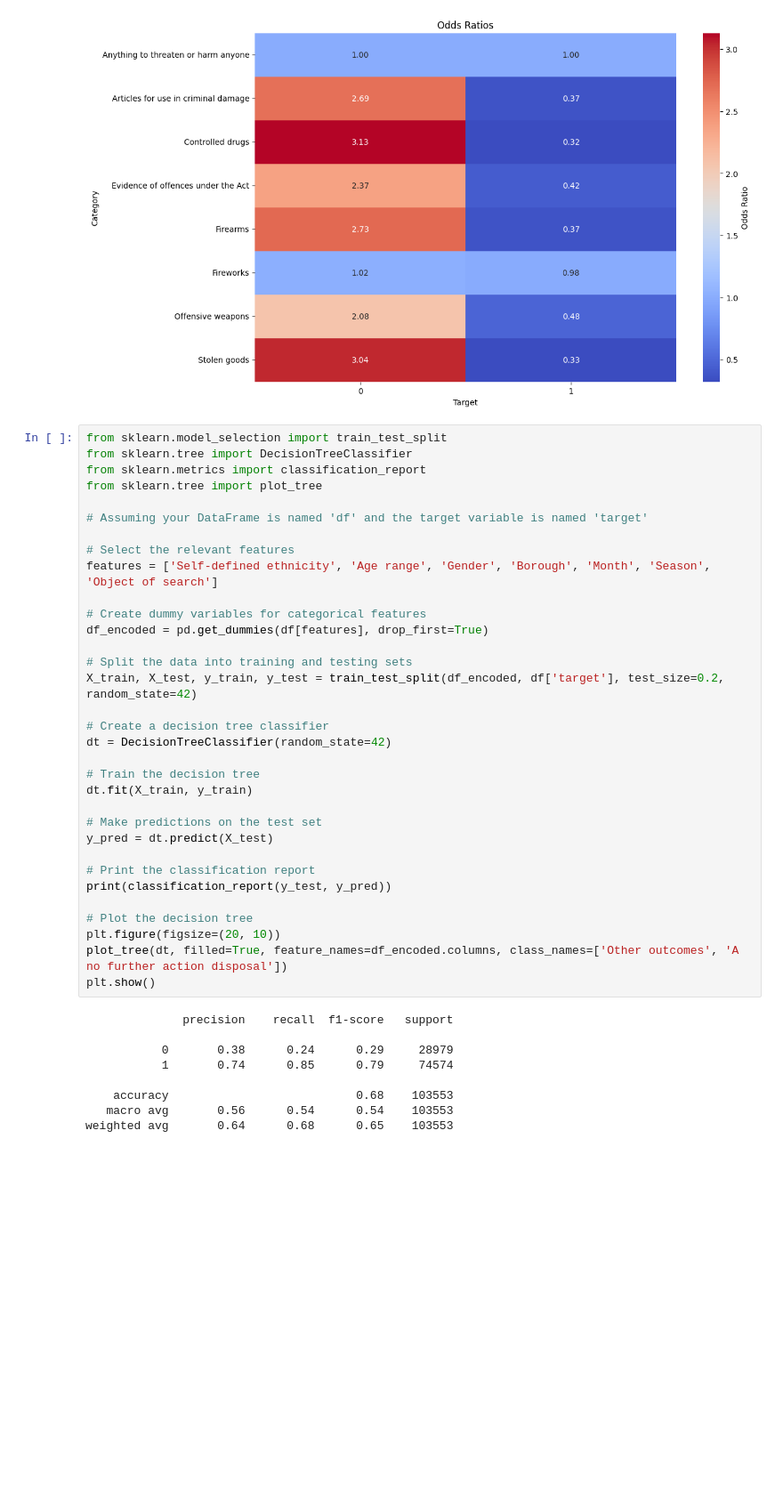
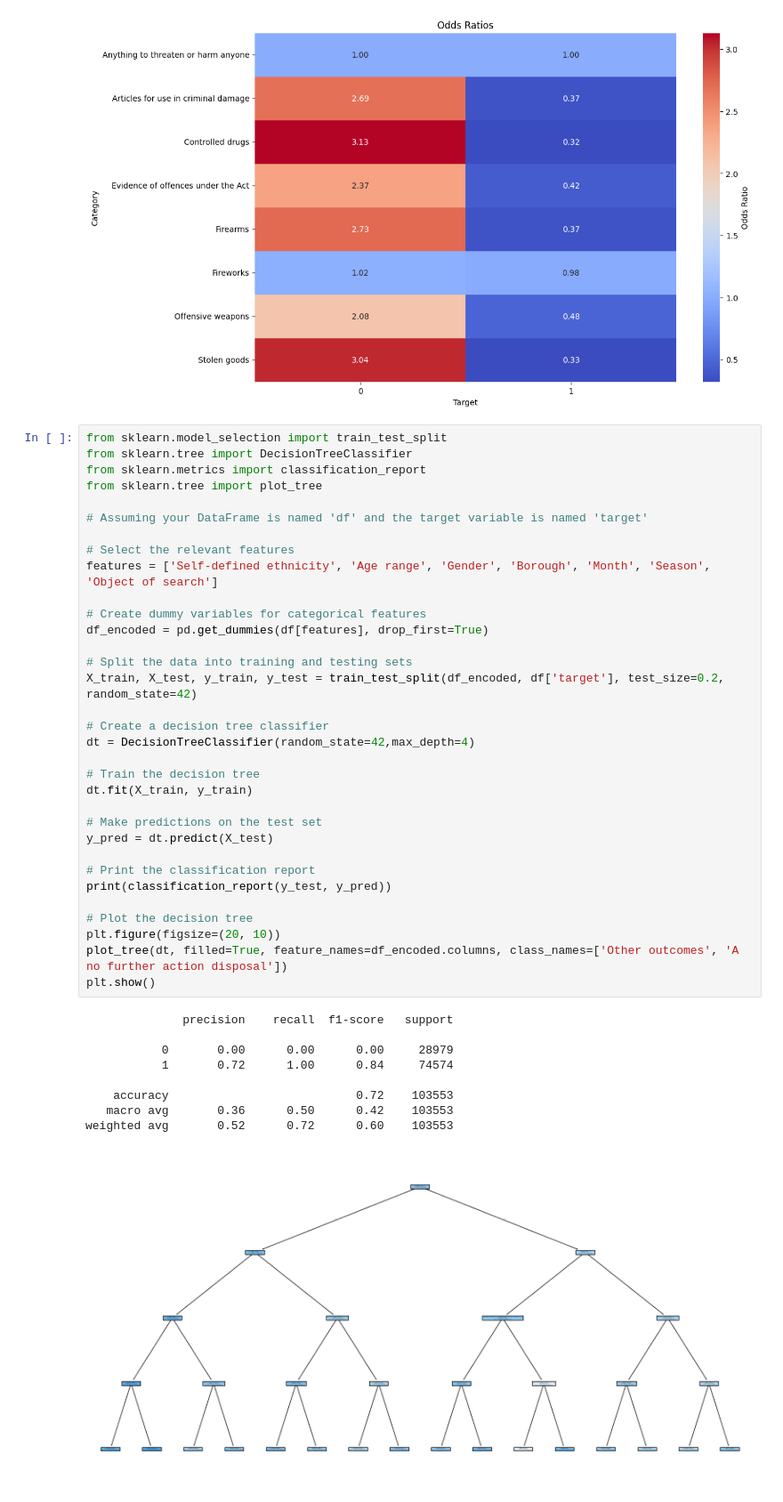
Before and after one commit to danamira/data-challenge2, a Jupyter notebook: mr.ipynb, the cells around one changed output. Shown at 89% size. Drawn from its saved outputs; the diff is of its cells as text; blank space fills up the shorter version.

```diff
--- a/mr.ipynb
+++ b/mr.ipynb
@@ -1342,39 +1347,40 @@ from sklearn.tree import plot_tree
 # Assuming your DataFrame is named 'df' and the target variable is named 'target'
 
 # Select the relevant features
 features = ['Self-defined ethnicity', 'Age range', 'Gender', 'Borough', 'Month', 'Season', 'Object of search']
 
 # Create dummy variables for categorical features
 df_encoded = pd.get_dummies(df[features], drop_first=True)
 
 # Split the data into training and testing sets
 X_train, X_test, y_train, y_test = train_test_split(df_encoded, df['target'], test_size=0.2, random_state=42)
 
 # Create a decision tree classifier
-dt = DecisionTreeClassifier(random_state=42)
+dt = DecisionTreeClassifier(random_state=42,max_depth=4)
 
 # Train the decision tree
 dt.fit(X_train, y_train)
 
 # Make predictions on the test set
 y_pred = dt.predict(X_test)
 
 # Print the classification report
 print(classification_report(y_test, y_pred))
 
 # Plot the decision tree
 plt.figure(figsize=(20, 10))
 plot_tree(dt, filled=True, feature_names=df_encoded.columns, class_names=['Other outcomes', 'A no further action disposal'])
 plt.show()
 # %% [output]
               precision    recall  f1-score   support
 
-           0       0.38      0.24      0.29     28979
-           1       0.74      0.85      0.79     74574
+           0       0.00      0.00      0.00     28979
+           1       0.72      1.00      0.84     74574
 
-    accuracy                           0.68    103553
-   macro avg       0.56      0.54      0.54    103553
-weighted avg       0.64      0.68      0.65    103553
+    accuracy                           0.72    103553
+   macro avg       0.36      0.50      0.42    103553
+weighted avg       0.52      0.72      0.60    103553
+[figure, added]
 # %%
 from sklearn.model_selection import train_test_split
 from sklearn.tree import DecisionTreeClassifier
```
Also changed, not shown: parts of 2 cells of this notebook.
